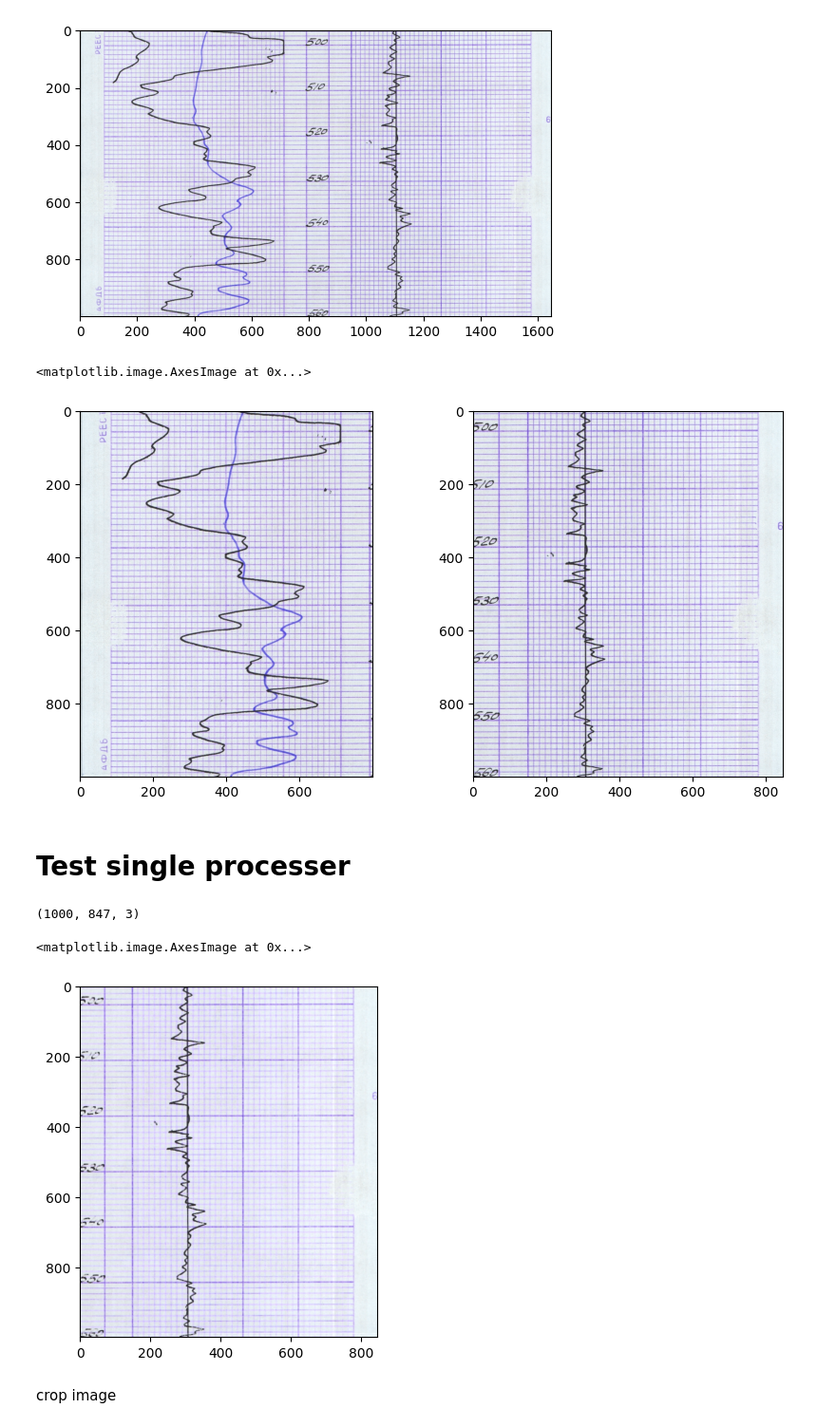
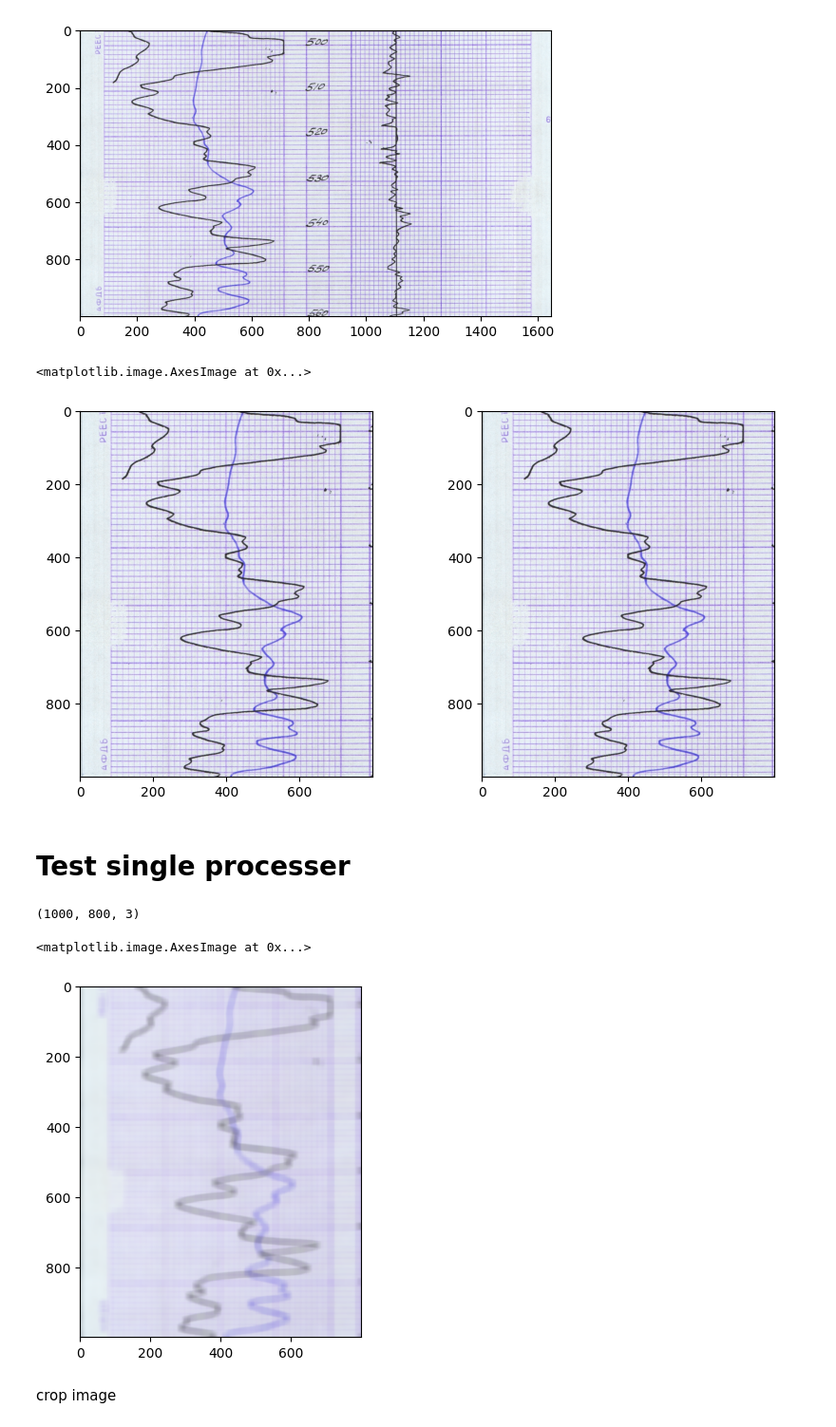
Before and after one commit to zeinovich/geovision, a Jupyter notebook: dzhunk-test.ipynb, the cells around one changed output. Shown at 95% size. Cells and saved outputs as stored; diff of their text form; code cells hidden in the pictures.

```diff
--- a/dzhunk-test.ipynb
+++ b/dzhunk-test.ipynb
@@ -25,22 +25,24 @@ plt.imshow(img_crop)
 two_plots = img_crop[:, 0:800, :]
 single_plot = img_crop[:, 800:, :]
 
+single_plot = two_plots
+
 fig, axs = plt.subplots(1, 2, figsize=(10, 5))
 axs[0].imshow(two_plots)
 axs[1].imshow(single_plot)
 # %% [output]
 <matplotlib.image.AxesImage at 0x...>
-[figure, old version]
+[figure, new version]
 # %% [markdown]
 # Test single processer
 # %%
 print(single_plot.shape)
-filtered_img1 = image_processing(single_plot, kernel_size=6)
+filtered_img1 = image_processing(single_plot, filter_kernel_size=3, blur_kernel_size=20, iterations=2)
 plt.imshow(filtered_img1)
 # %% [output]
-(1000, 847, 3)
+(1000, 800, 3)
 <matplotlib.image.AxesImage at 0x...>
-[figure, old version]
+[figure, new version]
 # %% [markdown]
 crop image
 # %%
```
Also changed, not shown: parts of 5 cells of this notebook, 2 other files.
